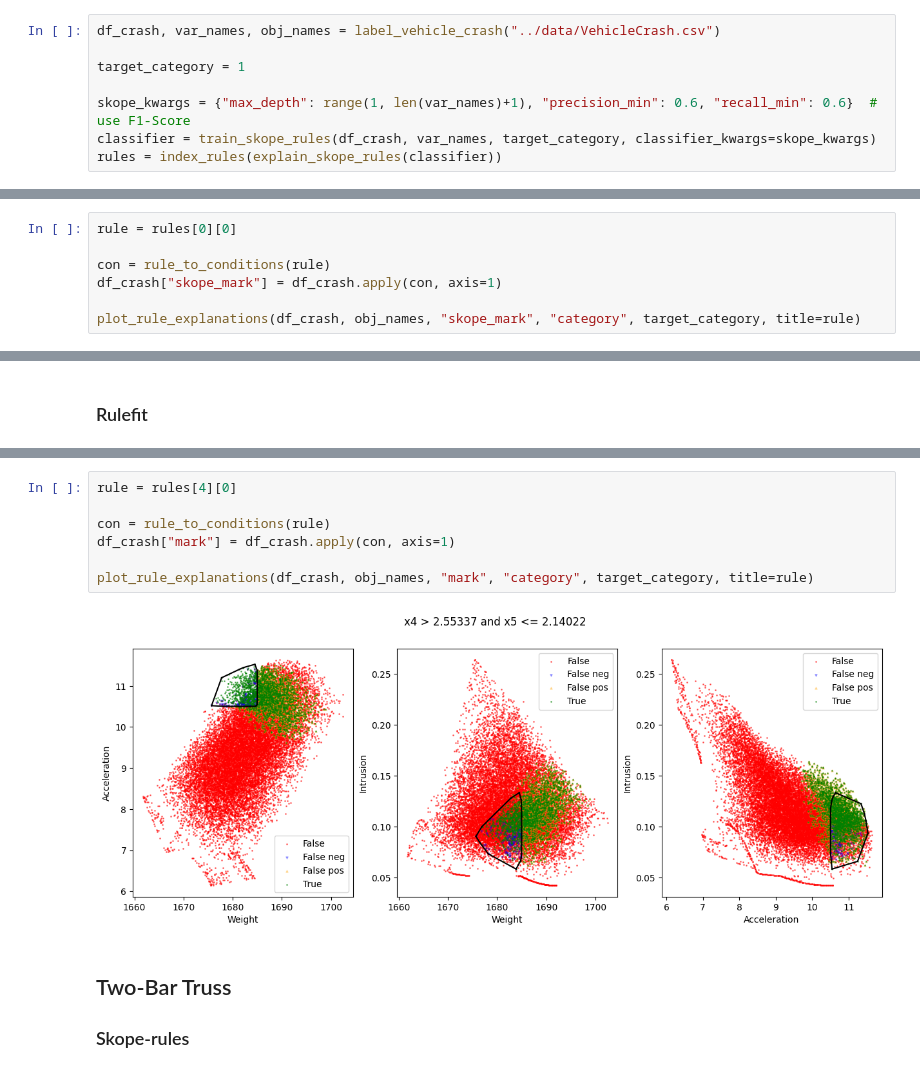
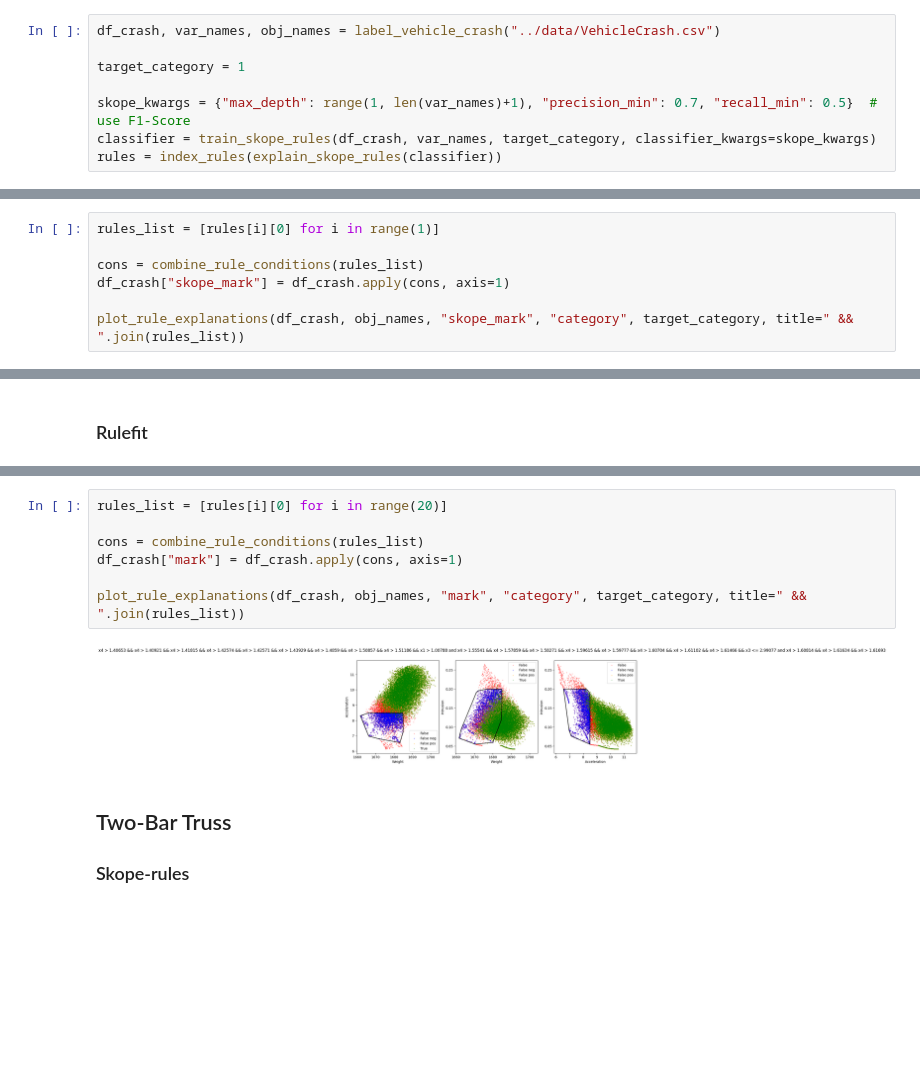
Before and after one commit to gialmisi/xaimoo-experiments, a Jupyter notebook: notebooks/Rule_showcase.ipynb, the cells around one changed output, grey strips where cells are left out. Cells and saved outputs as stored; diff of their text form; blank space fills up the shorter version.

```diff
--- a/notebooks/Rule_showcase.ipynb
+++ b/notebooks/Rule_showcase.ipynb
@@ -18,7 +18,7 @@ df_crash, var_names, obj_names = label_vehicle_crash("../data/VehicleCrash.csv")
 
 target_category = 1
 
-skope_kwargs = {"max_depth": range(1, len(var_names)+1), "precision_min": 0.6, "recall_min": 0.6}  # use F1-Score
+skope_kwargs = {"max_depth": range(1, len(var_names)+1), "precision_min": 0.7, "recall_min": 0.5}  # use F1-Score
 classifier = train_skope_rules(df_crash, var_names, target_category, classifier_kwargs=skope_kwargs)
 rules = index_rules(explain_skope_rules(classifier))
 # %% [output]
@@ -31,7 +32,0 @@ Rule --> (Accuracy, Recall)
-# %%
-rule = rules[0][0]
-
-con = rule_to_conditions(rule)
-df_crash["skope_mark"] = df_crash.apply(con, axis=1)
-
-plot_rule_explanations(df_crash, obj_names, "skope_mark", "category", target_category, title=rule)
@@ -39,0 +33,7 @@ plot_rule_explanations(df_crash, obj_names, "skope_mark", "category", target_cat
+# %%
+rules_list = [rules[i][0] for i in range(1)]
+
+cons = combine_rule_conditions(rules_list)
+df_crash["skope_mark"] = df_crash.apply(cons, axis=1)
+
+plot_rule_explanations(df_crash, obj_names, "skope_mark", "category", target_category, title=" && ".join(rules_list))
@@ -64,12 +66,12 @@ Rule --> (Support, Importance)
 # %%
-rule = rules[4][0]
+rules_list = [rules[i][0] for i in range(20)]
 
-con = rule_to_conditions(rule)
-df_crash["mark"] = df_crash.apply(con, axis=1)
+cons = combine_rule_conditions(rules_list)
+df_crash["mark"] = df_crash.apply(cons, axis=1)
 
-plot_rule_explanations(df_crash, obj_names, "mark", "category", target_category, title=rule)
+plot_rule_explanations(df_crash, obj_names, "mark", "category", target_category, title=" && ".join(rules_list))
 # %% [output]
-[figure, old version]
+[figure, new version]
 # %% [markdown]
 ## Two-Bar Truss
 ### Skope-rules
```
Also changed, not shown: parts of 7 cells of this notebook.
